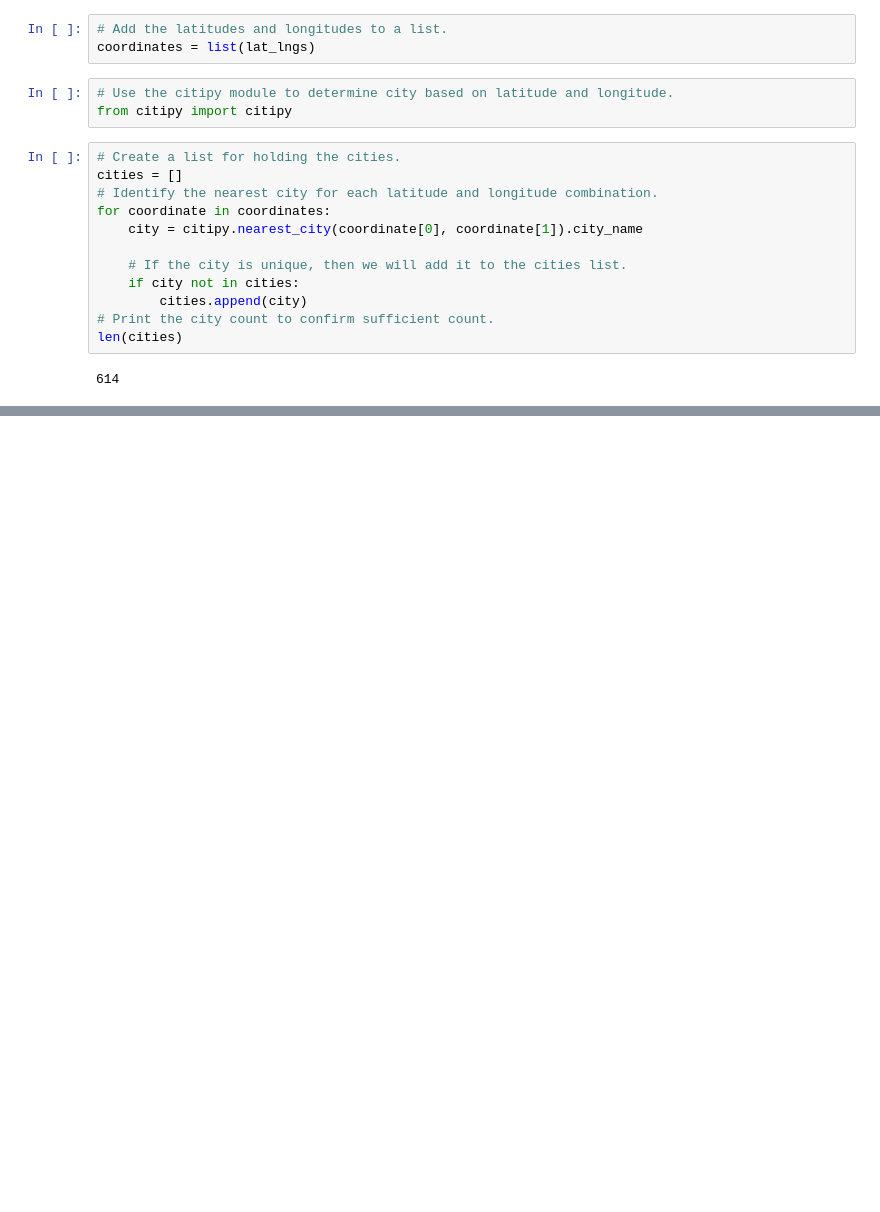
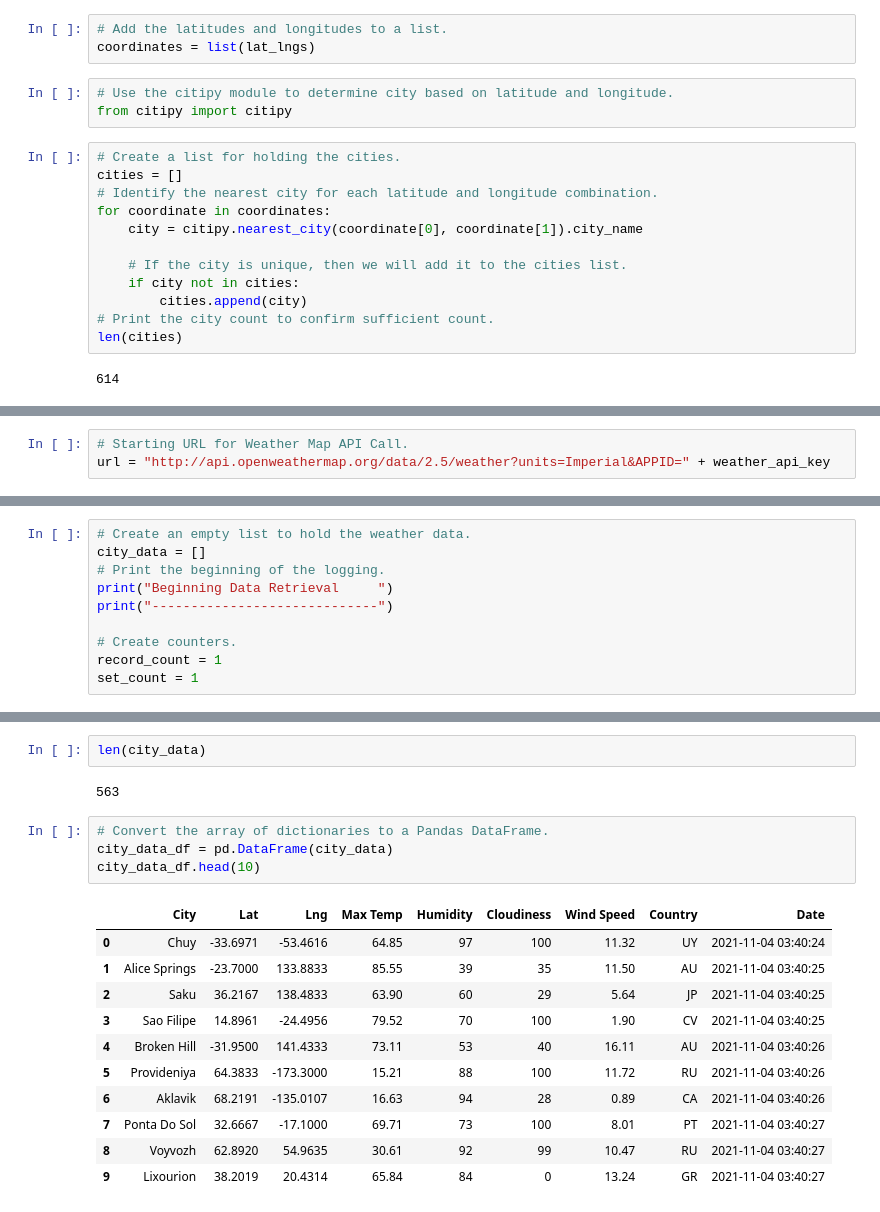
Before and after one commit to pnorman411/world_weather_analysis, a Jupyter notebook: WeatherPy.ipynb, the cells around one changed output, grey strips where cells are left out. Cells and saved outputs as stored; diff of their text form; blank space fills up the shorter version.

```diff
--- a/WeatherPy.ipynb
+++ b/WeatherPy.ipynb
@@ -33,0 +40,3 @@ len(cities)
+# %%
+# Starting URL for Weather Map API Call.
+url = "http://api.openweathermap.org/data/2.5/weather?units=Imperial&APPID=" + weather_api_key
@@ -33,0 +47,10 @@ len(cities)
+# %%
+# Create an empty list to hold the weather data.
+city_data = []
+# Print the beginning of the logging.
+print("Beginning Data Retrieval     ")
+print("-----------------------------")
+
+# Create counters.
+record_count = 1
+set_count = 1
@@ -33,0 +130,20 @@ len(cities)
+# %%
+len(city_data)
+# %% [output]
+563
+# %%
+# Convert the array of dictionaries to a Pandas DataFrame.
+city_data_df = pd.DataFrame(city_data)
+city_data_df.head(10)
+# %% [output]
+|  | City | Lat | Lng | Max Temp | Humidity | Cloudiness | Wind Speed | Country | Date |
+| 0 | Chuy | -33.6971 | -53.4616 | 64.85 | 97 | 100 | 11.32 | UY | 2021-11-04 03:40:24 |
+| 1 | Alice Springs | -23.7000 | 133.8833 | 85.55 | 39 | 35 | 11.50 | AU | 2021-11-04 03:40:25 |
+| 2 | Saku | 36.2167 | 138.4833 | 63.90 | 60 | 29 | 5.64 | JP | 2021-11-04 03:40:25 |
+| 3 | Sao Filipe | 14.8961 | -24.4956 | 79.52 | 70 | 100 | 1.90 | CV | 2021-11-04 03:40:25 |
+| 4 | Broken Hill | -31.9500 | 141.4333 | 73.11 | 53 | 40 | 16.11 | AU | 2021-11-04 03:40:26 |
+| 5 | Provideniya | 64.3833 | -173.3000 | 15.21 | 88 | 100 | 11.72 | RU | 2021-11-04 03:40:26 |
+| 6 | Aklavik | 68.2191 | -135.0107 | 16.63 | 94 | 28 | 0.89 | CA | 2021-11-04 03:40:26 |
+| 7 | Ponta Do Sol | 32.6667 | -17.1000 | 69.71 | 73 | 100 | 8.01 | PT | 2021-11-04 03:40:27 |
+| 8 | Voyvozh | 62.8920 | 54.9635 | 30.61 | 92 | 99 | 10.47 | RU | 2021-11-04 03:40:27 |
+| 9 | Lixourion | 38.2019 | 20.4314 | 65.84 | 84 | 0 | 13.24 | GR | 2021-11-04 03:40:27 |
```
Also changed, not shown: parts of 6 cells of this notebook, 3 other files.
